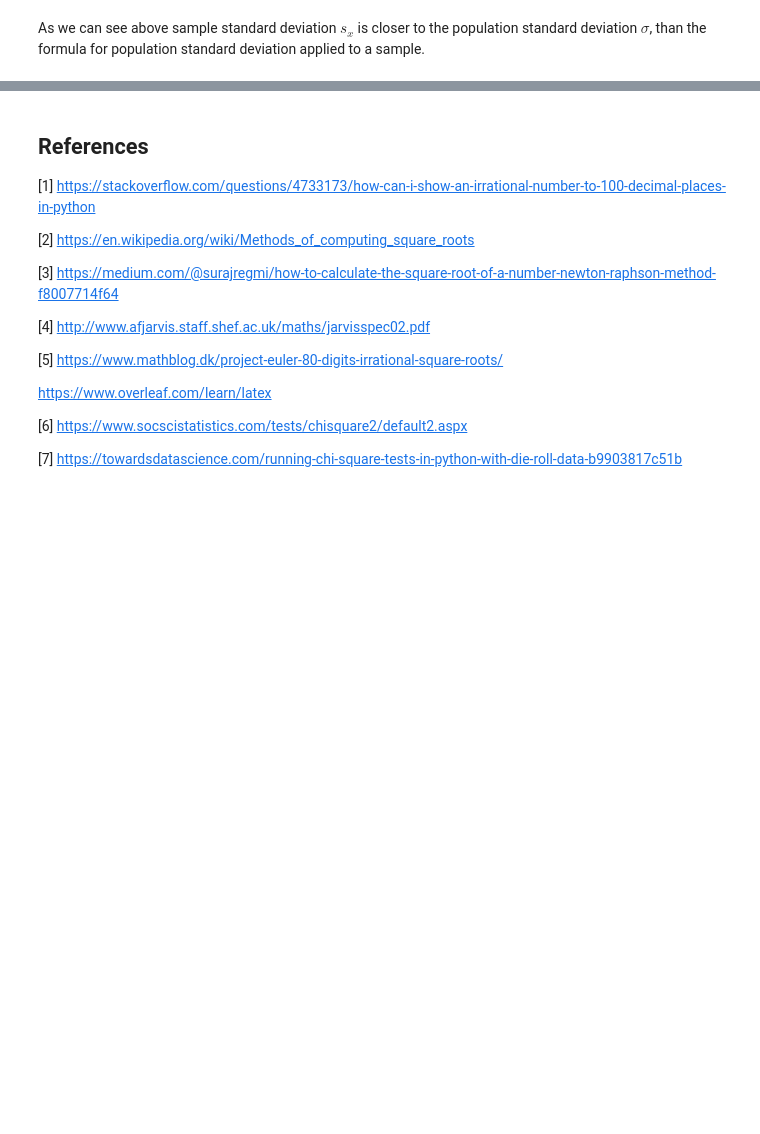
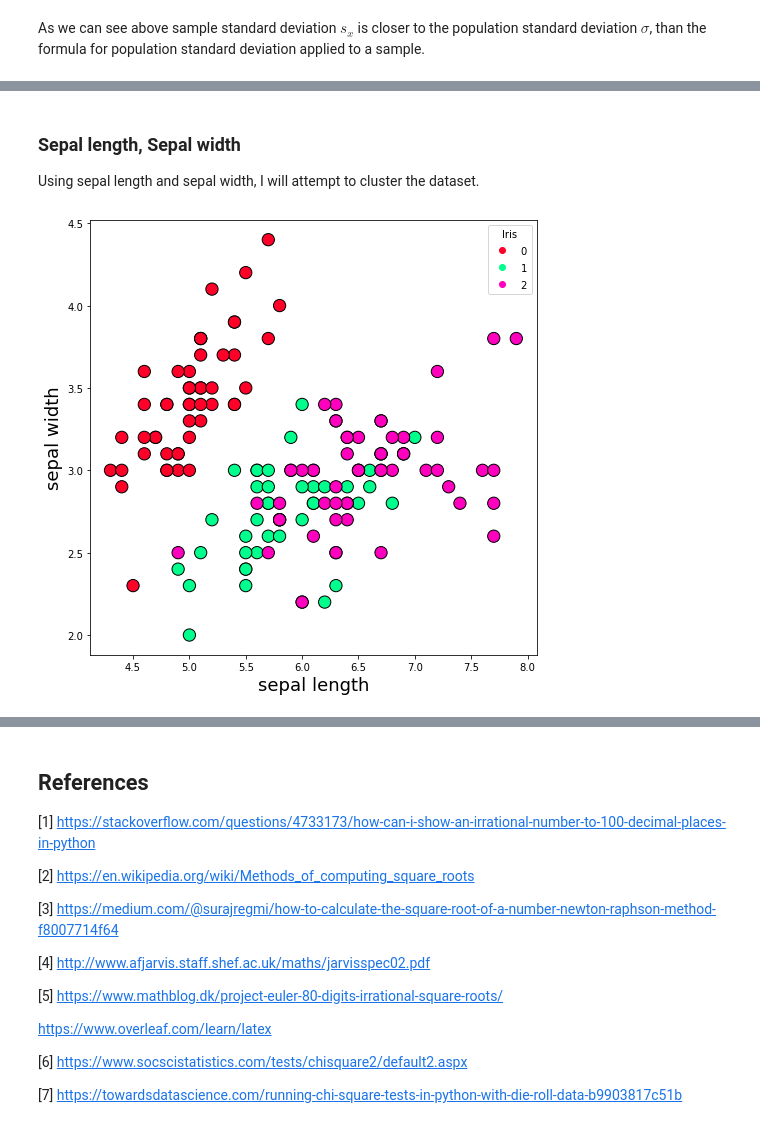
Before and after one commit to AdrianDonohoe/MLaS, a Jupyter notebook: MLaS Tasks 2020.ipynb, the cells around one changed output, grey strips where cells are left out. Cells and saved outputs as stored; diff of their text form; code cells hidden in the pictures; blank space fills up the shorter version.

```diff
--- a/MLaS Tasks 2020.ipynb
+++ b/MLaS Tasks 2020.ipynb
@@ -358,0 +168,24 @@ Text(0.5, 1.0, 'Predicted')
+# %% [markdown]
+### Sepal length, Sepal width
+
+Using sepal length and sepal width, I will attempt to cluster the dataset.
+# %%
+# Adapted from https://stackoverflow.com/a/43160595
+#Create a numpy array to use with sklearn
+X = df[['sepal_length','sepal_width']].to_numpy()
+
+# create another column in the datframe mapping the species to a number. To be used as a colormap, when plotting
+df.loc[df['species'] == 'setosa', 'target'] = 0
+df.loc[df['species'] == 'versicolor', 'target'] = 1
+df.loc[df['species'] == 'virginica', 'target'] = 2
+y = df['target']
+# %%
+# Adapted from https://medium.com/@belen.sanchez27/predicting-iris-flower-species-with-k-means-clustering-in-python-f6e46806aaee
+# make a scatter plot of sepal length, sepal width using the known species as a colormap
+fig, ax = plt.subplots(figsize=(8,8))
+scatter = ax.scatter(X[:,0], X[:,1], c=y, cmap='gist_rainbow',edgecolors= 'k', s=150)
+legend1 = ax.legend(*scatter.legend_elements(),loc="best", title="Iris")
+plt.xlabel('sepal length',fontsize = 18)
+plt.ylabel('sepal width',fontsize = 18);
+# %% [output]
+[figure, added]
```
Also changed, not shown: parts of 80 cells of this notebook.
